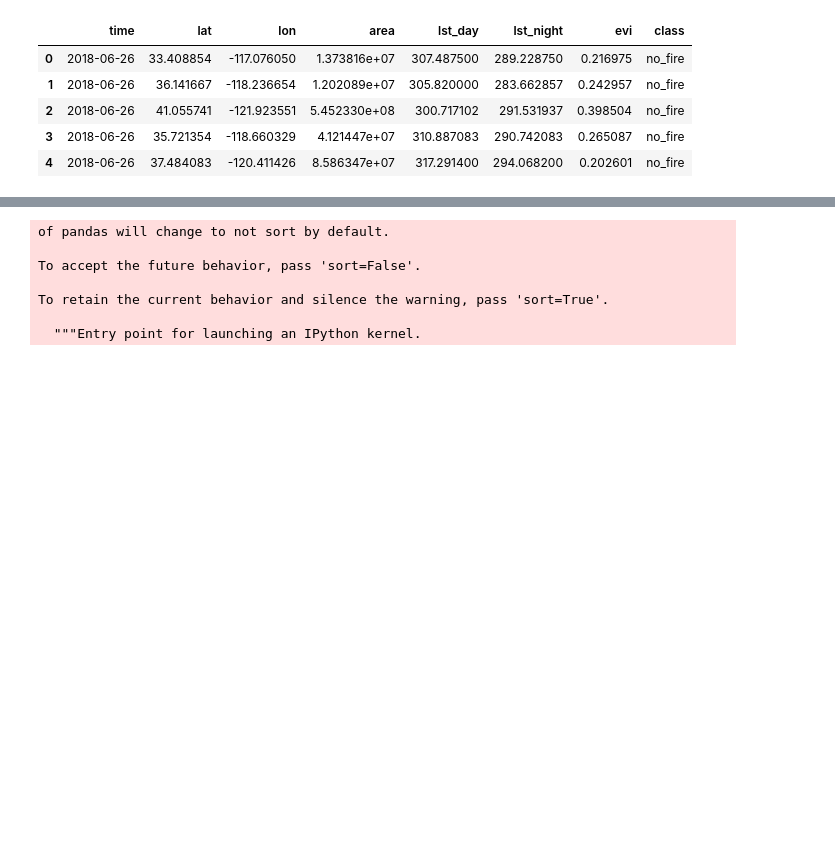
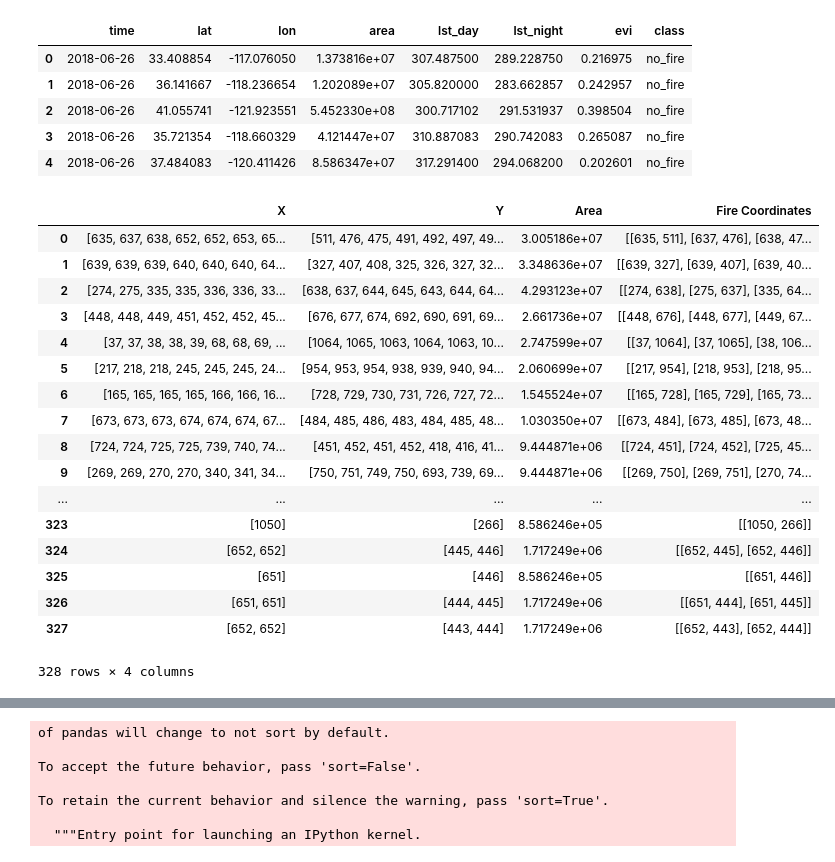
Before and after one commit to aniket-9/COGS-118B, a Jupyter notebook: data_extraction_nb.ipynb, the cells around one changed output, grey strips where cells are left out. Cells and saved outputs as stored; diff of their text form; code cells hidden in the pictures; blank space fills up the shorter version.

```diff
--- a/data_extraction_nb.ipynb
+++ b/data_extraction_nb.ipynb
@@ -335,4 +335,25 @@ df.head()
 | 4 | 2018-06-26 | 37.484083 | -120.411426 | 8.586347e+07 | 317.291400 | 294.068200 | 0.202601 | no_fire |
 # %%
 dp_frame = pd.read_csv('fire_patches.csv').drop(['Unnamed: 0'], axis=1)
+# %%
+dp_frame
+# %% [output]
+|  | X | Y | Area | Fire Coordinates |
+| 0 | [635, 637, 638, 652, 652, 653, 65... | [511, 476, 475, 491, 492, 497, 49... | 3.005186e+07 | [[635, 511], [637, 476], [638, 47... |
+| 1 | [639, 639, 639, 640, 640, 640, 64... | [327, 407, 408, 325, 326, 327, 32... | 3.348636e+07 | [[639, 327], [639, 407], [639, 40... |
+| 2 | [274, 275, 335, 335, 336, 336, 33... | [638, 637, 644, 645, 643, 644, 64... | 4.293123e+07 | [[274, 638], [275, 637], [335, 64... |
+| 3 | [448, 448, 449, 451, 452, 452, 45... | [676, 677, 674, 692, 690, 691, 69... | 2.661736e+07 | [[448, 676], [448, 677], [449, 67... |
+| 4 | [37, 37, 38, 38, 39, 68, 68, 69, ... | [1064, 1065, 1063, 1064, 1063, 10... | 2.747599e+07 | [[37, 1064], [37, 1065], [38, 106... |
+| 5 | [217, 218, 218, 245, 245, 245, 24... | [954, 953, 954, 938, 939, 940, 94... | 2.060699e+07 | [[217, 954], [218, 953], [218, 95... |
+| 6 | [165, 165, 165, 165, 166, 166, 16... | [728, 729, 730, 731, 726, 727, 72... | 1.545524e+07 | [[165, 728], [165, 729], [165, 73... |
+| 7 | [673, 673, 673, 674, 674, 674, 67... | [484, 485, 486, 483, 484, 485, 48... | 1.030350e+07 | [[673, 484], [673, 485], [673, 48... |
+| 8 | [724, 724, 725, 725, 739, 740, 74... | [451, 452, 451, 452, 418, 416, 41... | 9.444871e+06 | [[724, 451], [724, 452], [725, 45... |
+| 9 | [269, 269, 270, 270, 340, 341, 34... | [750, 751, 749, 750, 693, 739, 69... | 9.444871e+06 | [[269, 750], [269, 751], [270, 74... |
+| ... | ... | ... | ... | ... |
+| 323 | [1050] | [266] | 8.586246e+05 | [[1050, 266]] |
+| 324 | [652, 652] | [445, 446] | 1.717249e+06 | [[652, 445], [652, 446]] |
+| 325 | [651] | [446] | 8.586246e+05 | [[651, 446]] |
+| 326 | [651, 651] | [444, 445] | 1.717249e+06 | [[651, 444], [651, 445]] |
+| 327 | [652, 652] | [443, 444] | 1.717249e+06 | [[652, 443], [652, 444]] |
+328 rows × 4 columns
 # %%
```
Also changed, not shown: parts of 6 cells of this notebook, 3 other files.
